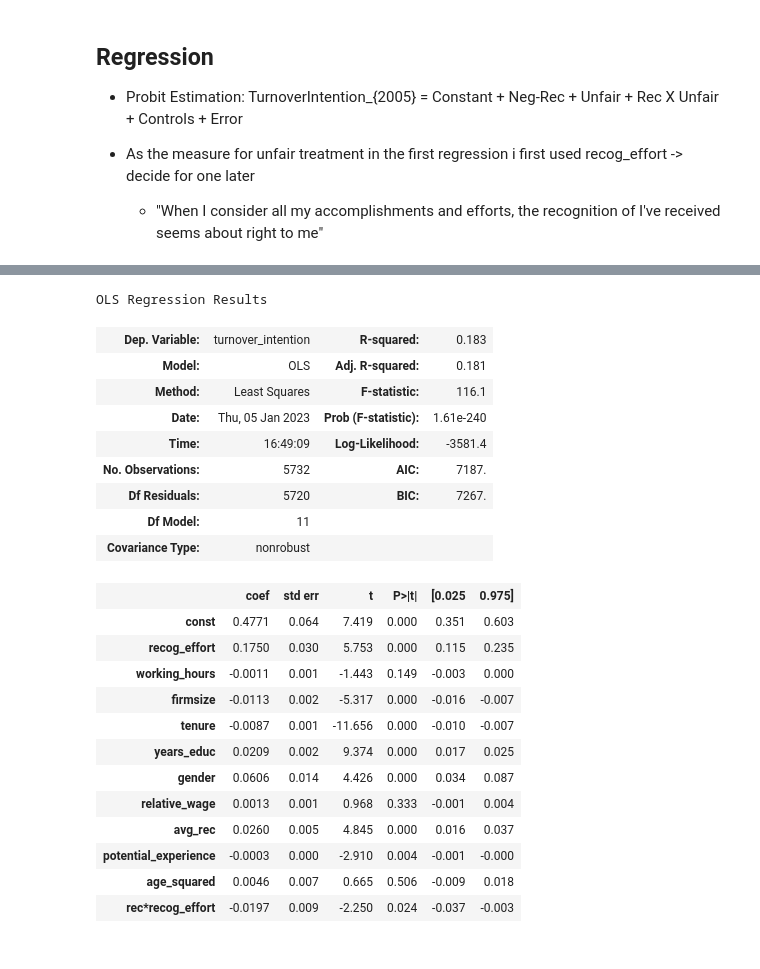
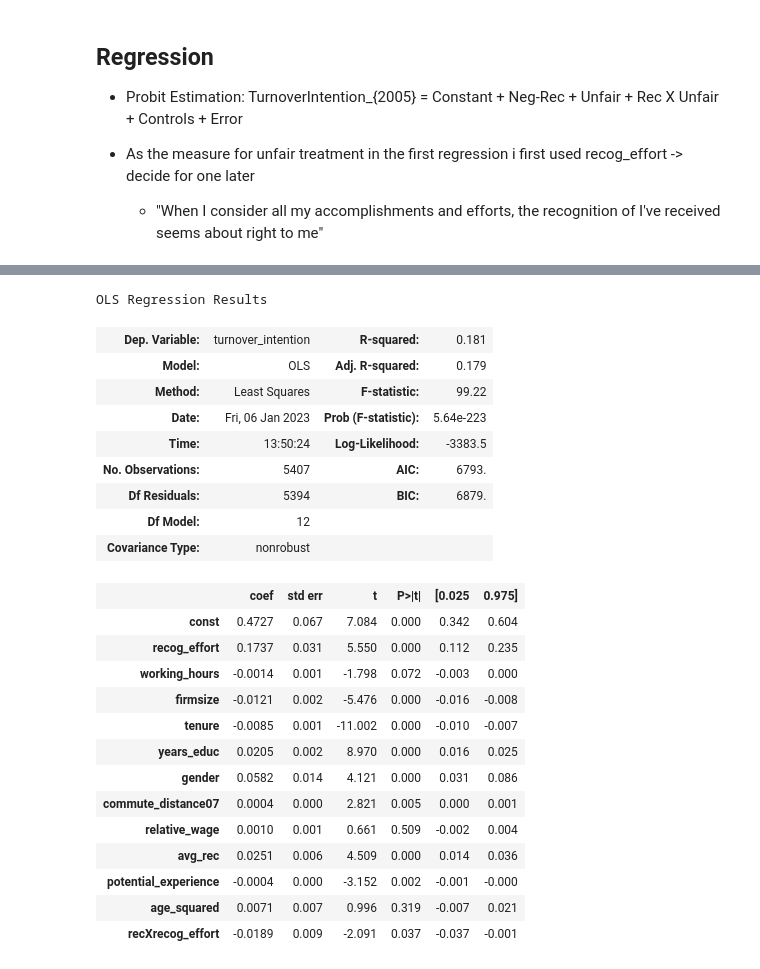
Before and after one commit to maxxxbb/ResearchModule, a Jupyter notebook: src/data_management/FirstRegression.ipynb, the cells around one changed output, grey strips where cells are left out. Cells and saved outputs as stored; diff of their text form; code cells hidden in the pictures.

```diff
--- a/src/data_management/FirstRegression.ipynb
+++ b/src/data_management/FirstRegression.ipynb
@@ -56,6 +42,5 @@ df_06.head(3)
 #read in 2007 data
 # here left out 'xp8601' for school degree since we have it in another module also 'xp0102' : 'work_satisfaction' for the beginning
 #for outcome and all controls
-data3= pd.read_stata(file_paths[2], columns=["pid", "hid", "syear", 'xp13101' , 'xp13102', 'xp2701', 'xp7302','xp7202','xp28', 'xp3001']).set_index(['pid', 'hid'])
-df_07 = data3.rename(columns= {'xp13101':'gender','xp13102': 'year_birth' ,'xp2701': 'turnover_intention' , 'xp7302': 'wage_lastmonth','xp7202': 'overtime','xp28': 'new_job', 'xp3001': 'reason_new_job'})
-df_07.head(3)
+data3= pd.read_stata(file_paths[2], columns=["pid", "hid", "syear", 'xp13101' , 'xp13102', 'xp2701', 'xp7302','xp7202','xp28', 'xp3001' ,  'xp5701']).set_index(['pid', 'hid'])
+df_07 = data3.rename(columns= {'xp13101':'gender','xp13102': 'year_birth' ,'xp2701': 'turnover_intention' , 'xp7302': 'wage_lastmonth','xp7202': 'overtime','xp28': 'new_job', 'xp3001': 'reason_new_job',  'xp5701' : 'commute_distance07'})
@@ -258,8 +250,18 @@ reversed_mapping_schoold = {v: k for k, v in school_degree_mapping.items()}
 # %%
 ## function for recoding values and dropping missing
 
-def recode_categoricals(inputdf):
+def recode_categoricals(inputdf,rc_cardinal = 0):
+    """
+        merges data from different years, applies recoding to categoricals and constructs additional variables.
 
+        Input:
+            - inputdf : merged dataframe
+            - rc_cardinal: optional argument: if == 1 turnover intentions will be coded as cardinal instead of binary
+            - rc_rec_binary: optional argument: if == 1 neg. reciprocity will be split into 2 groups: high and low
+        Output:
+            - df : cleaned Dataframe
+
+    """
     merged = inputdf
 
     # recode Gender variable
@@ -278,7 +280,10 @@ def recode_categoricals(inputdf):
     # recode job change variable
     merged['new_job']= merged['new_job'].map(new_job_mapping)
     # recode turnover intention variable
-    merged['turnover_intention'] = merged['turnover_intention'].map(turnover_mapping)
+    if rc_cardinal == 1:
+        merged['turnover_intention'] = merged['turnover_intention'].map(turnover_mapping_cardinal)
+    else:
+        merged['turnover_intention'] = merged['turnover_intention'].map(turnover_mapping)
     # recode sector
     merged['sector'] = merged['sector'].map(sector_map)
     # recode school degree
@@ -397,6 +382,13 @@ Index(['syear_x', 'take_revenge', 'similar_problems', 'insult_back', 'syear_y',
 # %%
+dfnan = merge_and_clean(df_05,df_06,df_07,work07)
+## HERE STILL DROPPED EVERYONE WHO CHANGED THEIR JOB
+dfnan.drop(index=dfnan[dfnan["new_job"] == 1].index , inplace=True)
 # specify columns which we need for regression by dropping everything else
 df_regression = dfnan.drop(columns=['syear_x', 'similar_problems', 'take_revenge', 'insult_back','syear_y', 'felt_recog_sup', 'felt_recog_effort',
        'recog_personal', 'felt_recog_personal', 'recog_pay', 'felt_recog_pay', 'syear_y', 'year_birth', 'new_job',
-       'reason_new_job', 'sector_avg_wage', 'age', 'school_degree', 'sector','overtime', 'recog_sup','wage_lastmonth'])
+       'reason_new_job', 'sector_avg_wage', 'school_degree', 'sector','overtime', 'recog_sup','wage_lastmonth', 'age'])
 #  included 'recog_effort'again , excluded overtime due to sample size and wage last month
+# add interaction term
+df_regression["recXrecog_effort"] = df_regression["recog_effort"] * df_regression["avg_rec"]
+# drop missing data in regression dataframe
+df_regression = df_regression.dropna()
@@ -409,3 +404,0 @@ df_regression.head(1)
-# %%
-# add interaction term
-df_regression["rec*recog_effort"] = df_regression["recog_effort"] * df_regression["avg_rec"]
@@ -456,34 +447,31 @@ Now, instead of using a probit model, we use OLS.
 # %%
 from statsmodels.regression.linear_model import OLS
-
-Y = df_regression["turnover_intention"]
-X = df_regression.drop(columns=["turnover_intention"])
-X = sm.add_constant(X)
 model = OLS(Y, X.astype(float))
 lpm_model = model.fit()
 
 lpm_model.summary()
 # %% [output]
 OLS Regression Results
-| Dep. Variable: | turnover_intention | R-squared: | 0.183 |
-| Model: | OLS | Adj. R-squared: | 0.181 |
-| Method: | Least Squares | F-statistic: | 116.1 |
-| Date: | Thu, 05 Jan 2023 | Prob (F-statistic): | 1.61e-240 |
-| Time: | 16:49:09 | Log-Likelihood: | -3581.4 |
-| No. Observations: | 5732 | AIC: | 7187. |
-| Df Residuals: | 5720 | BIC: | 7267. |
-| Df Model: | 11 |  |  |
+| Dep. Variable: | turnover_intention | R-squared: | 0.181 |
+| Model: | OLS | Adj. R-squared: | 0.179 |
+| Method: | Least Squares | F-statistic: | 99.22 |
+| Date: | Fri, 06 Jan 2023 | Prob (F-statistic): | 5.64e-223 |
+| Time: | 13:50:24 | Log-Likelihood: | -3383.5 |
+| No. Observations: | 5407 | AIC: | 6793. |
+| Df Residuals: | 5394 | BIC: | 6879. |
+| Df Model: | 12 |  |  |
 | Covariance Type: | nonrobust |  |  |
 |  | coef | std err | t | P>|t| | [0.025 | 0.975] |
-| const | 0.4771 | 0.064 | 7.419 | 0.000 | 0.351 | 0.603 |
-| recog_effort | 0.1750 | 0.030 | 5.753 | 0.000 | 0.115 | 0.235 |
-| working_hours | -0.0011 | 0.001 | -1.443 | 0.149 | -0.003 | 0.000 |
-| firmsize | -0.0113 | 0.002 | -5.317 | 0.000 | -0.016 | -0.007 |
-| tenure | -0.0087 | 0.001 | -11.656 | 0.000 | -0.010 | -0.007 |
-| years_educ | 0.0209 | 0.002 | 9.374 | 0.000 | 0.017 | 0.025 |
-| gender | 0.0606 | 0.014 | 4.426 | 0.000 | 0.034 | 0.087 |
-| relative_wage | 0.0013 | 0.001 | 0.968 | 0.333 | -0.001 | 0.004 |
-| avg_rec | 0.0260 | 0.005 | 4.845 | 0.000 | 0.016 | 0.037 |
-| potential_experience | -0.0003 | 0.000 | -2.910 | 0.004 | -0.001 | -0.000 |
-| age_squared | 0.0046 | 0.007 | 0.665 | 0.506 | -0.009 | 0.018 |
-| rec*recog_effort | -0.0197 | 0.009 | -2.250 | 0.024 | -0.037 | -0.003 |
+| const | 0.4727 | 0.067 | 7.084 | 0.000 | 0.342 | 0.604 |
+| recog_effort | 0.1737 | 0.031 | 5.550 | 0.000 | 0.112 | 0.235 |
+| working_hours | -0.0014 | 0.001 | -1.798 | 0.072 | -0.003 | 0.000 |
+| firmsize | -0.0121 | 0.002 | -5.476 | 0.000 | -0.016 | -0.008 |
+| tenure | -0.0085 | 0.001 | -11.002 | 0.000 | -0.010 | -0.007 |
+| years_educ | 0.0205 | 0.002 | 8.970 | 0.000 | 0.016 | 0.025 |
+| gender | 0.0582 | 0.014 | 4.121 | 0.000 | 0.031 | 0.086 |
+| commute_distance07 | 0.0004 | 0.000 | 2.821 | 0.005 | 0.000 | 0.001 |
+| relative_wage | 0.0010 | 0.001 | 0.661 | 0.509 | -0.002 | 0.004 |
+| avg_rec | 0.0251 | 0.006 | 4.509 | 0.000 | 0.014 | 0.036 |
+| potential_experience | -0.0004 | 0.000 | -3.152 | 0.002 | -0.001 | -0.000 |
+| age_squared | 0.0071 | 0.007 | 0.996 | 0.319 | -0.007 | 0.021 |
+| recXrecog_effort | -0.0189 | 0.009 | -2.091 | 0.037 | -0.037 | -0.001 |
```
Also changed, not shown: parts of 21 cells of this notebook.
